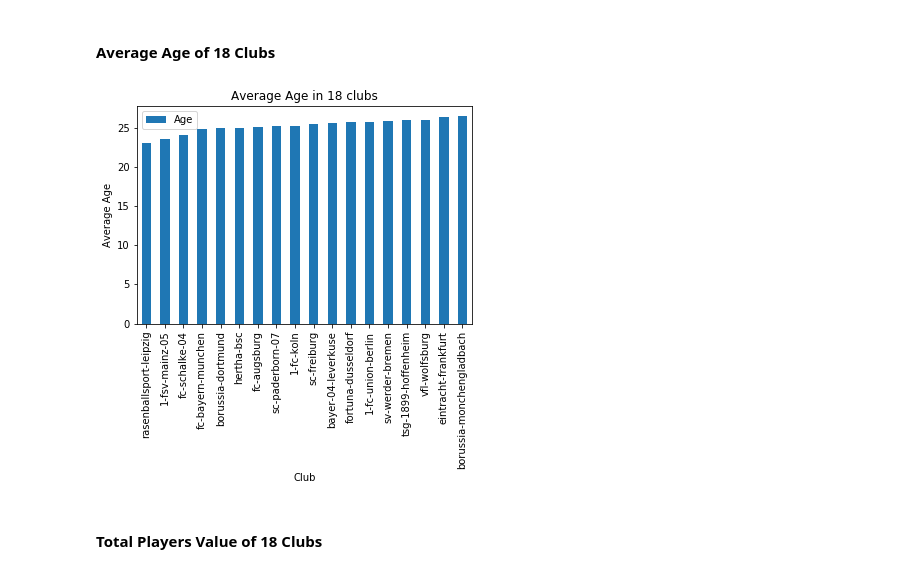
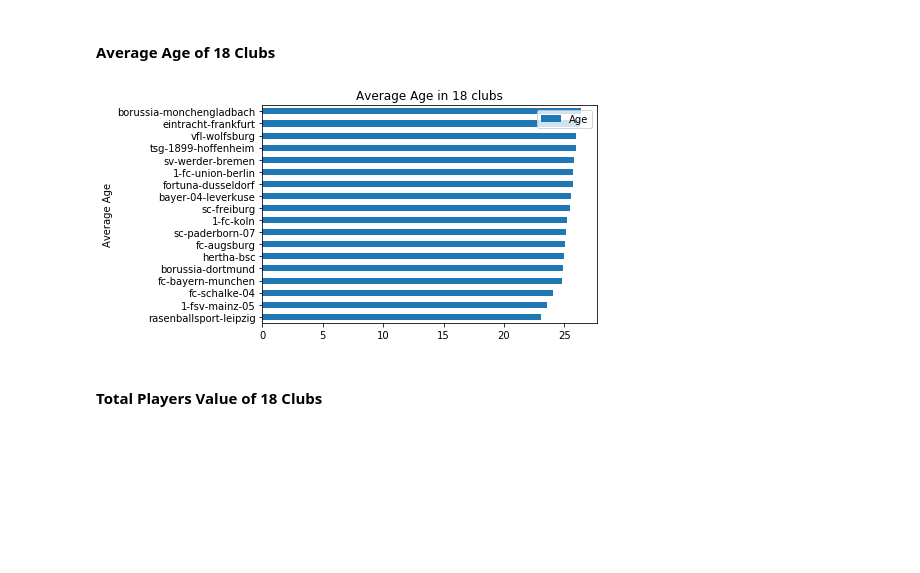
Before and after one commit to Mikky-Li/Analyzing-Data-From-Transfermarkt-and-Visualizing-Premier-League-Players-Data, a Jupyter notebook: Transfermarkt Bundesliga.ipynb, the cells around one changed output. Drawn from its saved outputs; the diff is of its cells as text; code cells hidden in the pictures; blank space fills up the shorter version.

Commit message:
Transfermarkt Bundesliga

```diff
--- a/Transfermarkt Bundesliga.ipynb
+++ b/Transfermarkt Bundesliga.ipynb
@@ -164,3 +14,5 @@ Bundesliga = Bundesliga.sort_values('Value',ascending = False).reset_index(drop=
+# %%
+Bundesliga = pd.read_csv('Bundesliga.csv')
 # %% [markdown]
 ## 3. Data Visualization
 # %% [markdown]
@@ -221,12 +73,12 @@ plt.show()
 # %% [markdown]
 #### Average Age of 18 Clubs
 # %%
-Bundesliga.groupby('Club')[['Age']].mean().sort_values('Age').plot.bar()
+Bundesliga.groupby('Club')[['Age']].mean().sort_values('Age').plot.barh()
 plt.ylabel('Average Age')
 plt.title('Average Age in 18 clubs')
 plt.show()
 # %% [output]
-[figure, old version]
+[figure, new version]
 # %% [markdown]
 #### Total Players Value of 18 Clubs
 # %%
```
Also changed, not shown: parts of 22 cells of this notebook.
